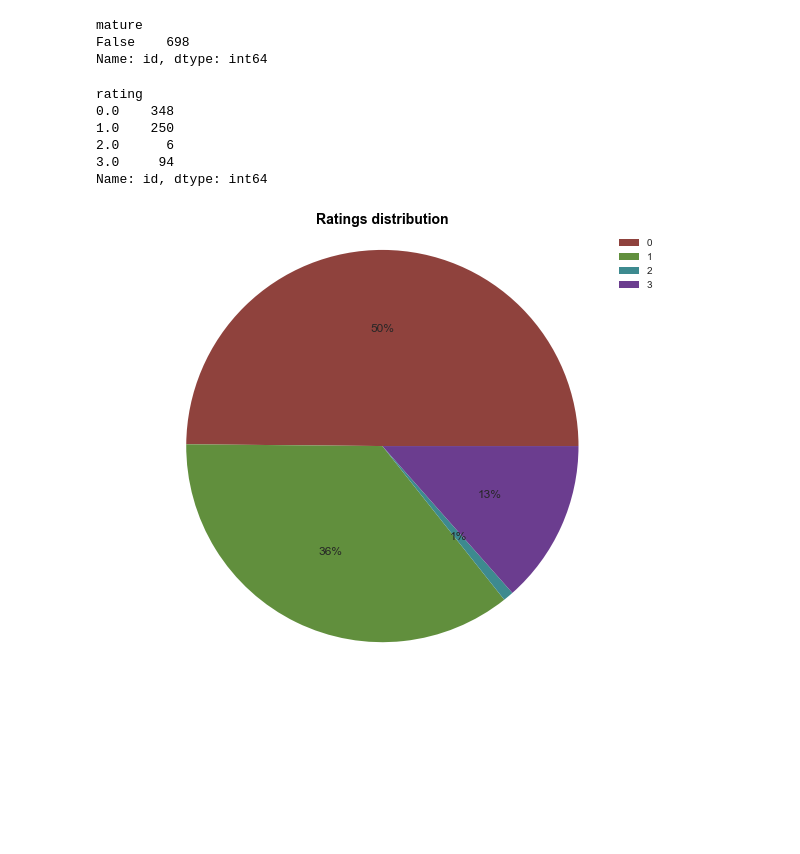
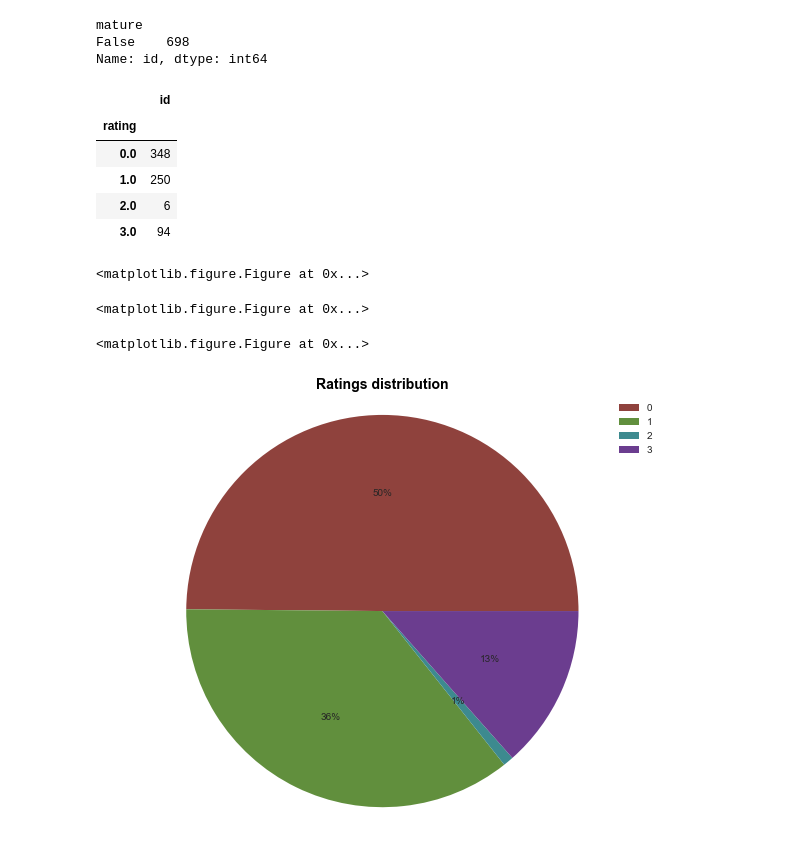
Before and after one commit to rupalimayekar/ProjectWattpad, a Jupyter notebook: Plots_Andrea.ipynb, the cells around one changed output. Cells and saved outputs as stored; diff of their text form; code cells hidden in the pictures; blank space fills up the shorter version.

```diff
--- a/Plots_Andrea.ipynb
+++ b/Plots_Andrea.ipynb
@@ -126,14 +129,16 @@ False    698
 Name: id, dtype: int64
 # %%
 ratings_group=plotdf["id"].groupby(plotdf["rating"]).count()
+
+ratings_group=pd.DataFrame(ratings_group)
 ratings_group
 # %% [output]
-rating
-0.0    348
-1.0    250
-2.0      6
-3.0     94
-Name: id, dtype: int64
+|  | id |
+| rating |  |
+| 0.0 | 348 |
+| 1.0 | 250 |
+| 2.0 | 6 |
+| 3.0 | 94 |
 # %%
 plt.figure(figsize=(10,8))
 sns.set_style("darkgrid")
@@ -145,4 +150,7 @@ plt.savefig('Images/Ratings Distribution')
 
 plt.show()
 # %% [output]
+<matplotlib.figure.Figure at 0x...>
+<matplotlib.figure.Figure at 0x...>
+<matplotlib.figure.Figure at 0x...>
 [figure]
```
Also changed, not shown: parts of 6 cells of this notebook, 9 other files.
